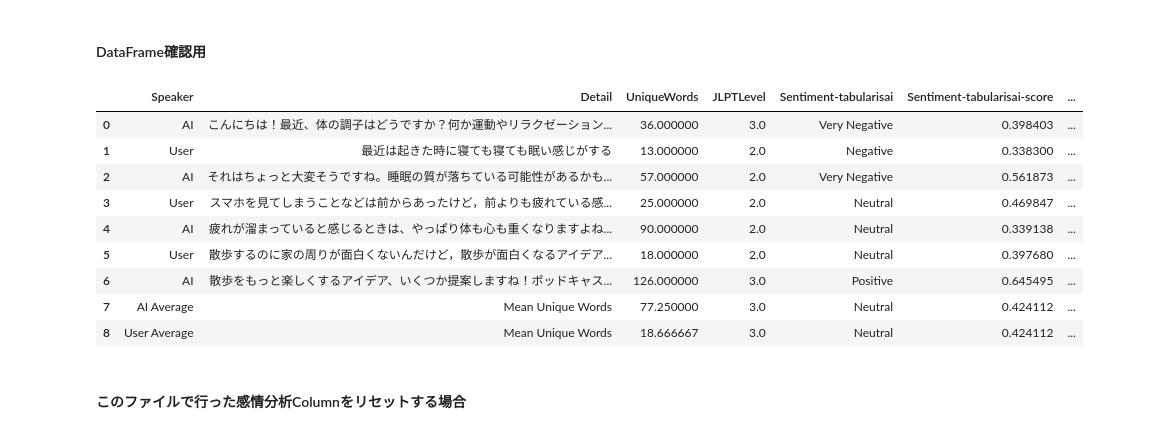
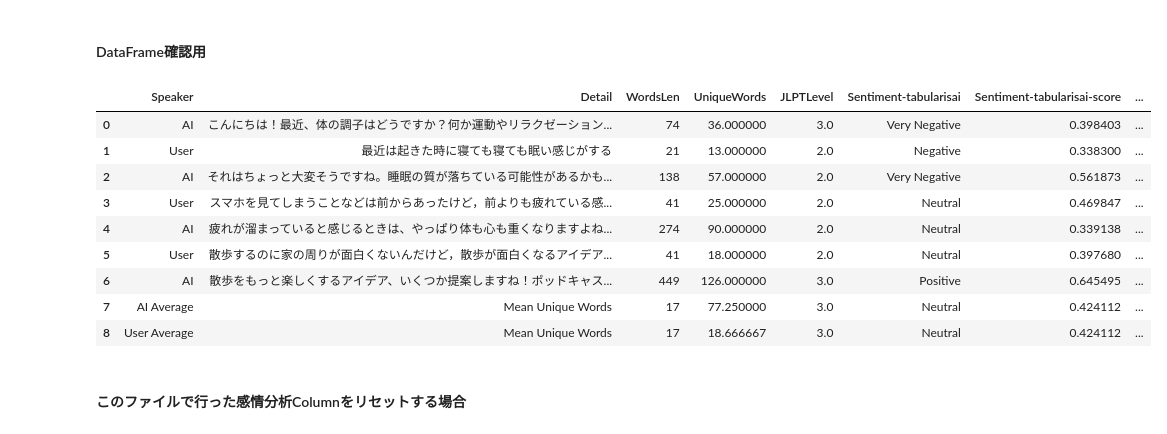
Before and after one commit to john-ichigogasuki/Analytics, a Jupyter notebook: SentimentAnalysis.ipynb, the cells around one changed output. Drawn from its saved outputs; the diff is of its cells as text; code cells hidden in the pictures.

```diff
--- a/SentimentAnalysis.ipynb
+++ b/SentimentAnalysis.ipynb
@@ -330,20 +464,21 @@ Device set to use mps:0
 # %% [markdown]
 #### DataFrame確認用
 # %%
-file = pd.read_csv('./Analyzed/AnalyzedData/analyzed_alpha_Abe.csv')
+import pandas as pd
+file = pd.read_csv('./Analyzed/AnalyzedData/analyzed_alpha_abe.csv')
 df = pd.DataFrame(file)
 df
 # %% [output]
-|  | Speaker | Detail | UniqueWords | JLPTLevel | Sentiment-tabularisai | Sentiment-tabularisai-score | ... |
-| 0 | AI | こんにちは！最近、体の調子はどうですか？何か運動やリラクゼーション... | 36.000000 | 3.0 | Very Negative | 0.398403 | ... |
-| 1 | User | 最近は起きた時に寝ても寝ても眠い感じがする | 13.000000 | 2.0 | Negative | 0.338300 | ... |
-| 2 | AI | それはちょっと大変そうですね。睡眠の質が落ちている可能性があるかも... | 57.000000 | 2.0 | Very Negative | 0.561873 | ... |
-| 3 | User | スマホを見てしまうことなどは前からあったけど，前よりも疲れている感... | 25.000000 | 2.0 | Neutral | 0.469847 | ... |
-| 4 | AI | 疲れが溜まっていると感じるときは、やっぱり体も心も重くなりますよね... | 90.000000 | 2.0 | Neutral | 0.339138 | ... |
-| 5 | User | 散歩するのに家の周りが面白くないんだけど，散歩が面白くなるアイデア... | 18.000000 | 2.0 | Neutral | 0.397680 | ... |
-| 6 | AI | 散歩をもっと楽しくするアイデア、いくつか提案しますね！ポッドキャス... | 126.000000 | 3.0 | Positive | 0.645495 | ... |
-| 7 | AI Average | Mean Unique Words | 77.250000 | 3.0 | Neutral | 0.424112 | ... |
-| 8 | User Average | Mean Unique Words | 18.666667 | 3.0 | Neutral | 0.424112 | ... |
+|  | Speaker | Detail | WordsLen | UniqueWords | JLPTLevel | Sentiment-tabularisai | Sentiment-tabularisai-score | ... |
+| 0 | AI | こんにちは！最近、体の調子はどうですか？何か運動やリラクゼーション... | 74 | 36.000000 | 3.0 | Very Negative | 0.398403 | ... |
+| 1 | User | 最近は起きた時に寝ても寝ても眠い感じがする | 21 | 13.000000 | 2.0 | Negative | 0.338300 | ... |
+| 2 | AI | それはちょっと大変そうですね。睡眠の質が落ちている可能性があるかも... | 138 | 57.000000 | 2.0 | Very Negative | 0.561873 | ... |
+| 3 | User | スマホを見てしまうことなどは前からあったけど，前よりも疲れている感... | 41 | 25.000000 | 2.0 | Neutral | 0.469847 | ... |
+| 4 | AI | 疲れが溜まっていると感じるときは、やっぱり体も心も重くなりますよね... | 274 | 90.000000 | 2.0 | Neutral | 0.339138 | ... |
+| 5 | User | 散歩するのに家の周りが面白くないんだけど，散歩が面白くなるアイデア... | 41 | 18.000000 | 2.0 | Neutral | 0.397680 | ... |
+| 6 | AI | 散歩をもっと楽しくするアイデア、いくつか提案しますね！ポッドキャス... | 449 | 126.000000 | 3.0 | Positive | 0.645495 | ... |
+| 7 | AI Average | Mean Unique Words | 17 | 77.250000 | 3.0 | Neutral | 0.424112 | ... |
+| 8 | User Average | Mean Unique Words | 17 | 18.666667 | 3.0 | Neutral | 0.424112 | ... |
 # %% [markdown]
 #### このファイルで行った感情分析Columnをリセットする場合
 # %%
```
Also changed, not shown: parts of 5 cells of this notebook, 18 other files.
